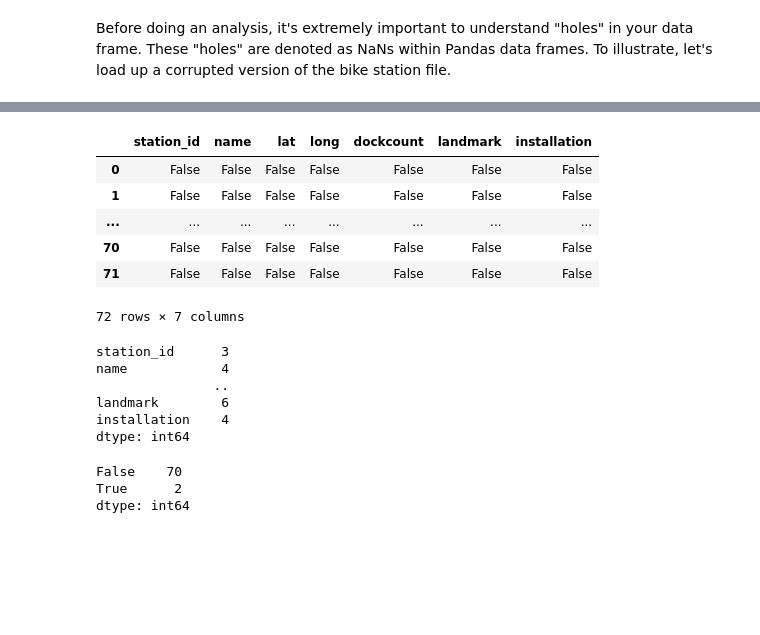
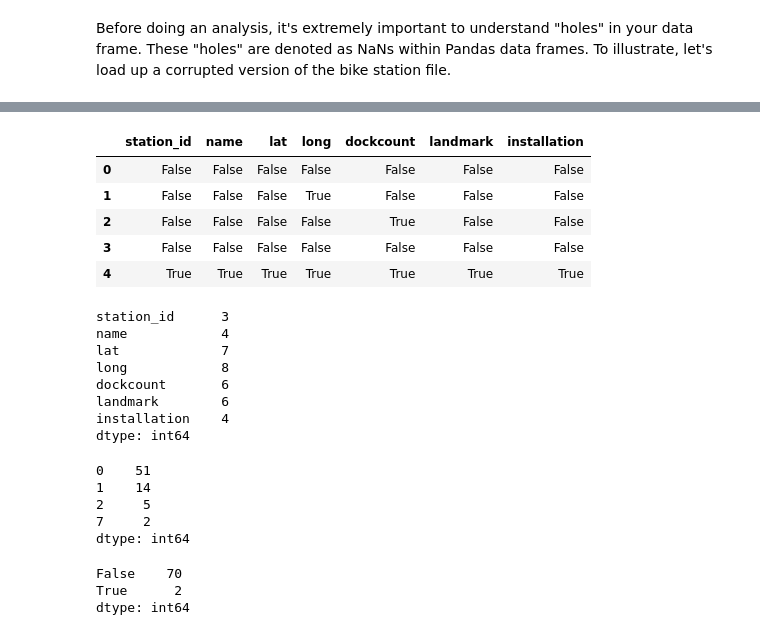
Before and after one commit to ecerami/pandas_essentials, a Jupyter notebook: 4_wrangling_part1.ipynb, the cells around one changed output, grey strips where cells are left out. Cells and saved outputs as stored; diff of their text form; code cells hidden in the pictures; blank space fills up the shorter version.

```diff
--- a/4_wrangling_part1.ipynb
+++ b/4_wrangling_part1.ipynb
@@ -28,7 +28,7 @@ trips_df = pd.read_csv("data/babs_trips_april_thru_june_2016.csv")
 
 # Set max display columns and rows
 pd.options.display.max_columns = 10
-pd.options.display.max_rows = 5
+pd.options.display.max_rows = 8
 # %% [markdown]
 # Transforming Data Types
 # %% [markdown]
@@ -214,26 +223,37 @@ stations_corrupted_df.head()
 # %%
 # The isnull() method will return a new data frame with True/False Values
 # True indicates that the value is null.
 # For example, check out row id=4.
-stations_corrupted_df.isnull()
+pd.options.display.max_rows = 6
+stations_corrupted_df.isnull().head()
 # %% [output]
 |  | station_id | name | lat | long | dockcount | landmark | installation |
 | 0 | False | False | False | False | False | False | False |
-| 1 | False | False | False | False | False | False | False |
-| ... | ... | ... | ... | ... | ... | ... | ... |
-| 70 | False | False | False | False | False | False | False |
-| 71 | False | False | False | False | False | False | False |
+| 1 | False | False | False | True | False | False | False |
+| 2 | False | False | False | False | True | False | False |
+| 3 | False | False | False | False | False | False | False |
+| 4 | True | True | True | True | True | True | True |
-72 rows × 7 columns
 # %%
+pd.options.display.max_rows = 10
 # A very handy trick to determine number of NAs by columns
 stations_corrupted_df.isnull().sum(axis="index")
 # %% [output]
 station_id      3
 name            4
-               ..
+lat             7
+long            8
+dockcount       6
 landmark        6
 installation    4
 dtype: int64
+# %%
+stations_corrupted_df.isnull().sum(axis="columns").value_counts()
+# %% [output]
+0    51
+1    14
+2     5
+7     2
+dtype: int64
 # %%
 # How many rows consist of all NAs?
 stations_corrupted_df.isnull().all(axis="columns").value_counts()
```
Also changed, not shown: parts of 17 cells of this notebook.
